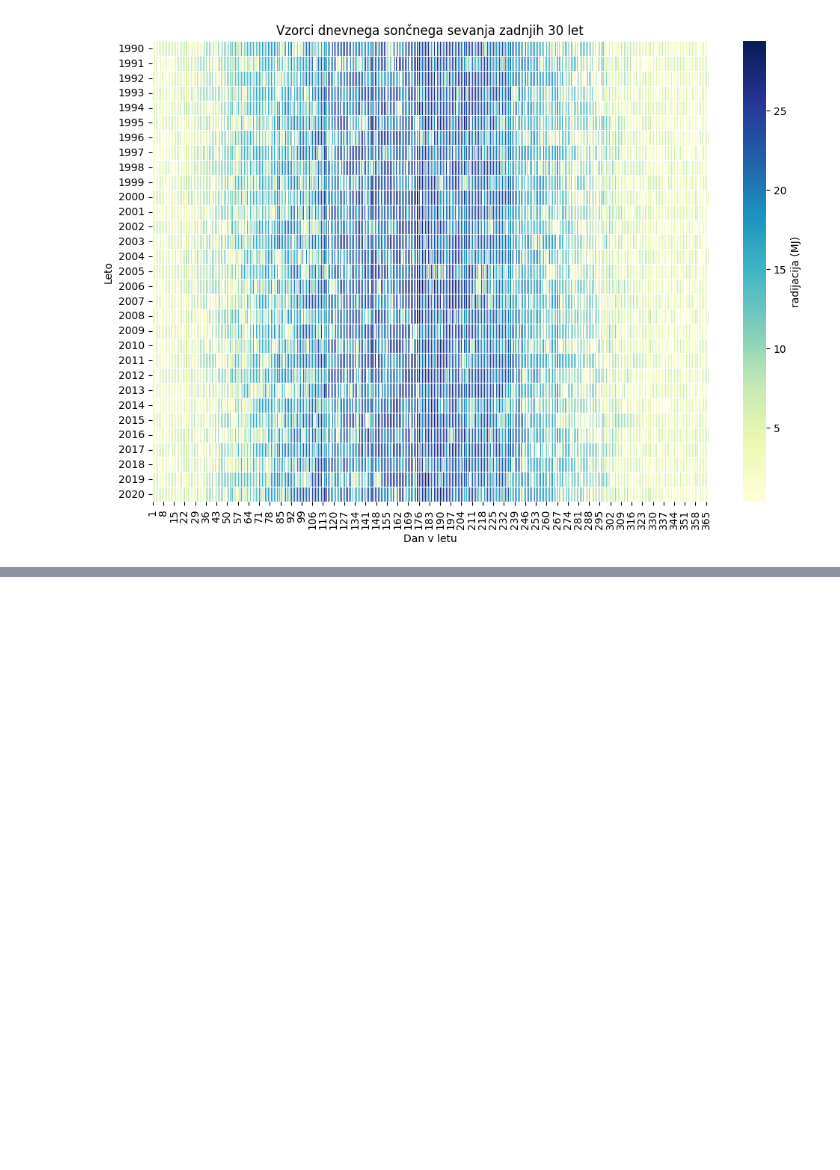
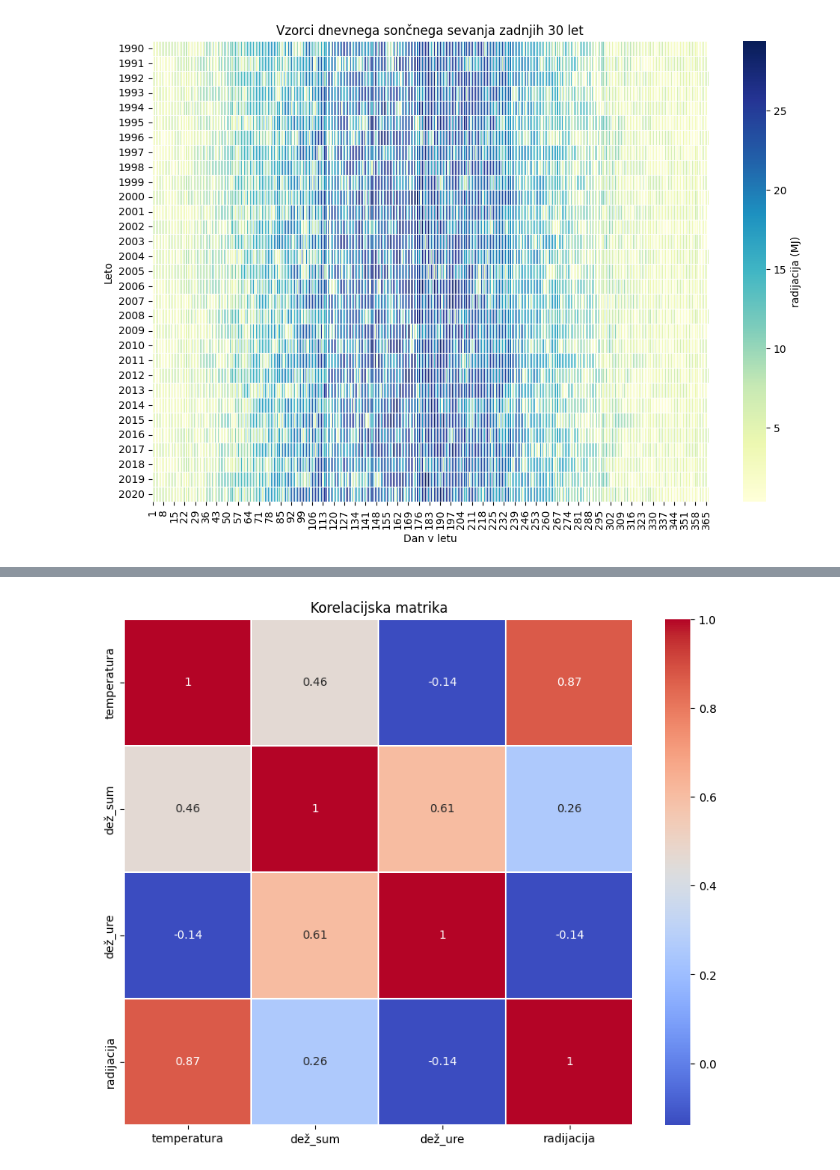
Before and after one commit to DavidSilc/UVP-analiza0, a Jupyter notebook: rezultati.ipynb, the cells around one changed output, grey strips where cells are left out. Drawn from its saved outputs; the diff is of its cells as text; code cells hidden in the pictures; blank space fills up the shorter version.

Commit message:
dodana korelacijska matrika

```diff
--- a/rezultati.ipynb
+++ b/rezultati.ipynb
@@ -158,0 +177,4 @@ analiza.heatmap_radijacija(df)
+# %%
+analiza.korelacijska_matrika(meseci_leta)
+# %% [output]
+[figure, added]
```
Also changed, not shown: parts of 10 cells of this notebook.
